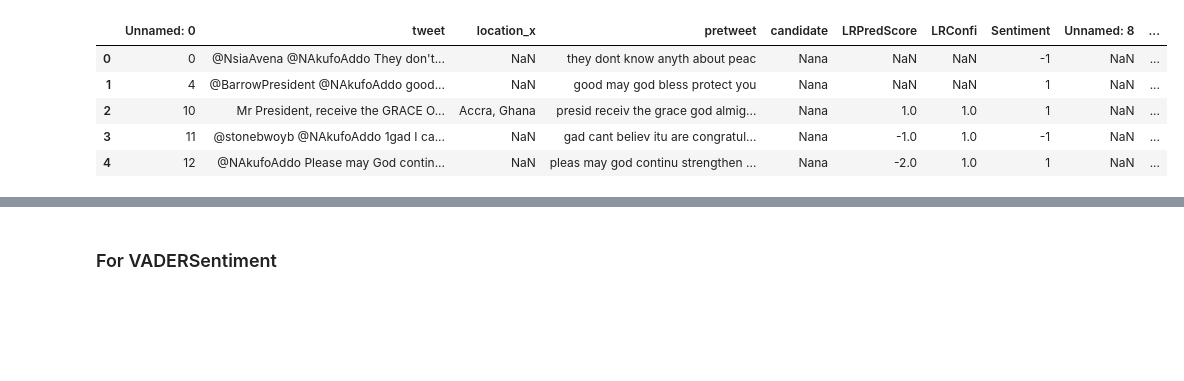
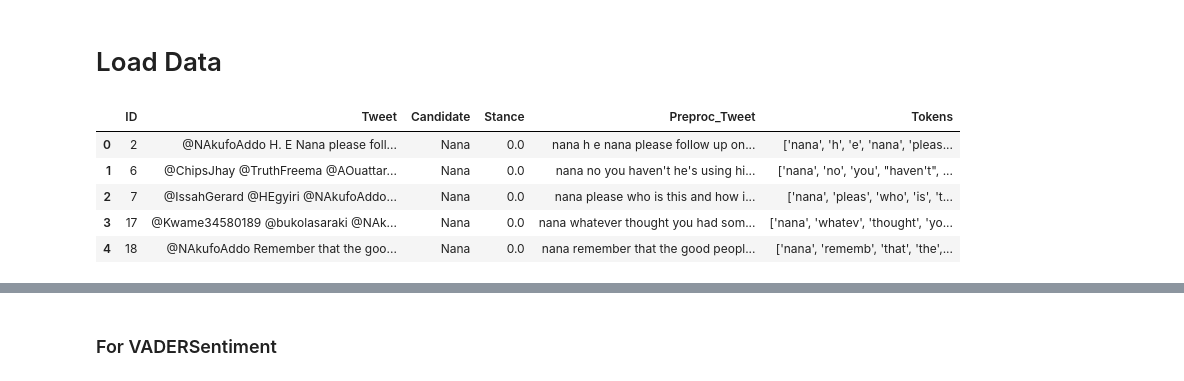
Before and after one commit to ShesterG/Sentiment_Tools_Evaluation, a Jupyter notebook: scratch_work/sentiment_analyzer.ipynb, the cells around one changed output, grey strips where cells are left out. Cells and saved outputs as stored; diff of their text form; code cells hidden in the pictures; blank space fills up the shorter version.

```diff
--- a/scratch_work/sentiment_analyzer.ipynb
+++ b/scratch_work/sentiment_analyzer.ipynb
@@ -40,13 +39,21 @@ TOKENIZED_DATA_FILE_NAME = 'Book8Tokenized.csv'
+# %%
+DATA_FILE_PATH = '/content/Stance-Detection-Ghana-2020-Elections/Dataset/'
+CLEAN_DATA_FILE_NAME = '01EDA_All_Model_Tweets_Ghana_2020_Elections_L.csv'
+TOKENIZED_DATA_FILE_NAME = '02TPP_All_Model_Tweets_Ghana_2020_Elections_L.csv'
+pd.set_option('display.max_colwidth', None)
+RANDOM_STATE = 42
+# %% [markdown]
+# Load Data
 # %%
-reviews = pd.read_csv(DATA_FILE_PATH + TOKENIZED_DATA_FILE_NAME)
+df = pd.read_csv(DATA_FILE_PATH + TOKENIZED_DATA_FILE_NAME)
 # %%
 pd.set_option('display.max_colwidth', None)
 # %%
-reviews.head()
+df.head()
 # %% [output]
-|  | Unnamed: 0 | tweet | location_x | pretweet | candidate | LRPredScore | LRConfi | Sentiment | Unnamed: 8 | ... |
-| 0 | 0 | @NsiaAvena @NAkufoAddo They don't... | NaN | they dont know anyth about peac | Nana | NaN | NaN | -1 | NaN | ... |
-| 1 | 4 | @BarrowPresident @NAkufoAddo good... | NaN | good may god bless protect you | Nana | NaN | NaN | 1 | NaN | ... |
-| 2 | 10 | Mr President, receive the GRACE O... | Accra, Ghana | presid receiv the grace god almig... | Nana | 1.0 | 1.0 | 1 | NaN | ... |
-| 3 | 11 | @stonebwoyb @NAkufoAddo 1gad I ca... | NaN | gad cant believ itu are congratul... | Nana | -1.0 | 1.0 | -1 | NaN | ... |
-| 4 | 12 | @NAkufoAddo Please may God contin... | NaN | pleas may god continu strengthen ... | Nana | -2.0 | 1.0 | 1 | NaN | ... |
+|  | ID | Tweet | Candidate | Stance | Preproc_Tweet | Tokens |
+| 0 | 2 | @NAkufoAddo H. E Nana please foll... | Nana | 0.0 | nana h e nana please follow up on... | ['nana', 'h', 'e', 'nana', 'pleas... |
+| 1 | 6 | @ChipsJhay @TruthFreema @AOuattar... | Nana | 0.0 | nana no you haven't he's using hi... | ['nana', 'no', 'you', "haven't", ... |
+| 2 | 7 | @IssahGerard @HEgyiri @NAkufoAddo... | Nana | 0.0 | nana please who is this and how i... | ['nana', 'pleas', 'who', 'is', 't... |
+| 3 | 17 | @Kwame34580189 @bukolasaraki @NAk... | Nana | 0.0 | nana whatever thought you had som... | ['nana', 'whatev', 'thought', 'yo... |
+| 4 | 18 | @NAkufoAddo Remember that the goo... | Nana | 0.0 | nana remember that the good peopl... | ['nana', 'rememb', 'that', 'the',... |
```
Also changed, not shown: parts of 23 cells of this notebook.
